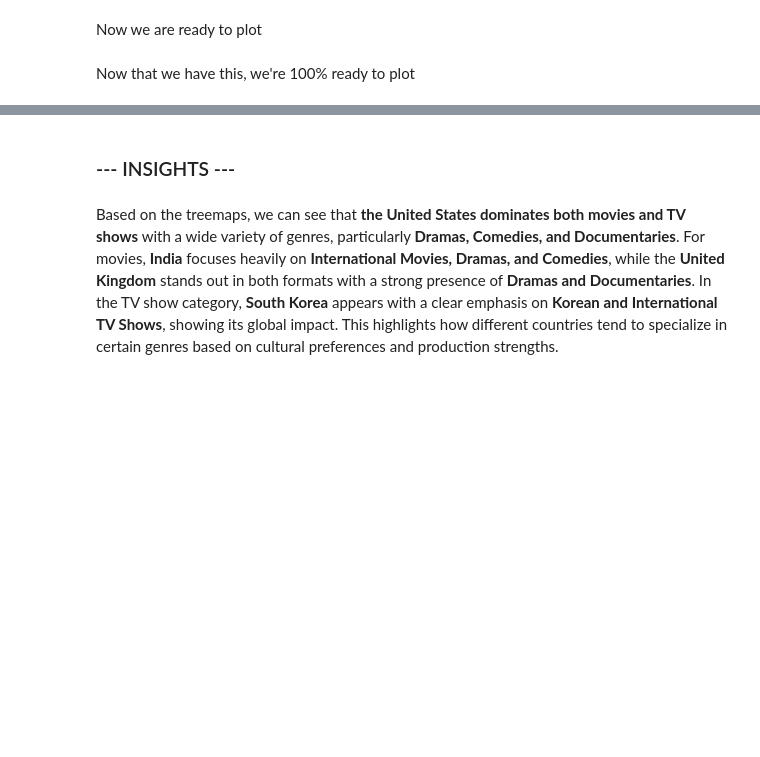
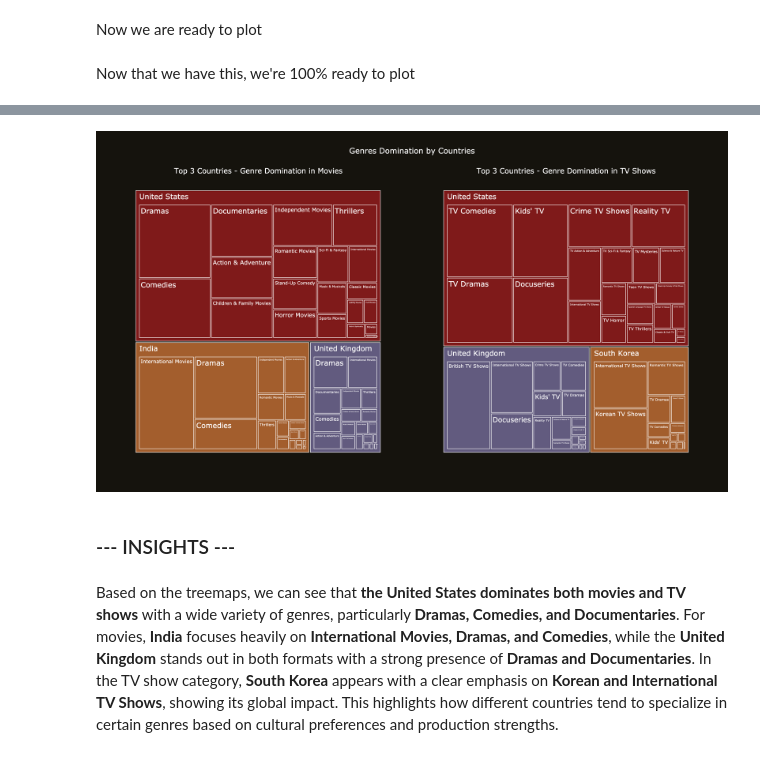
Before and after one commit to imelinc/eda-project, a Jupyter notebook: eda-project.ipynb, the cells around one changed output, grey strips where cells are left out. Drawn from its saved outputs; the diff is of its cells as text; code cells hidden in the pictures; blank space fills up the shorter version.

```diff
--- a/eda-project.ipynb
+++ b/eda-project.ipynb
@@ -741,3 +739,10 @@ fig.write_image("figs/tremaps_subplots.png", scale = 3)
+# %%
+# Displaying the image with this package
+from IPython.display import Image
+
+Image(filename='figs/tremaps_subplots.png')
+# %% [output]
+[figure, added]
 # %% [markdown]
 ### --- INSIGHTS ---
 # %% [markdown]
```
Also changed, not shown: parts of 1 cell of this notebook.
